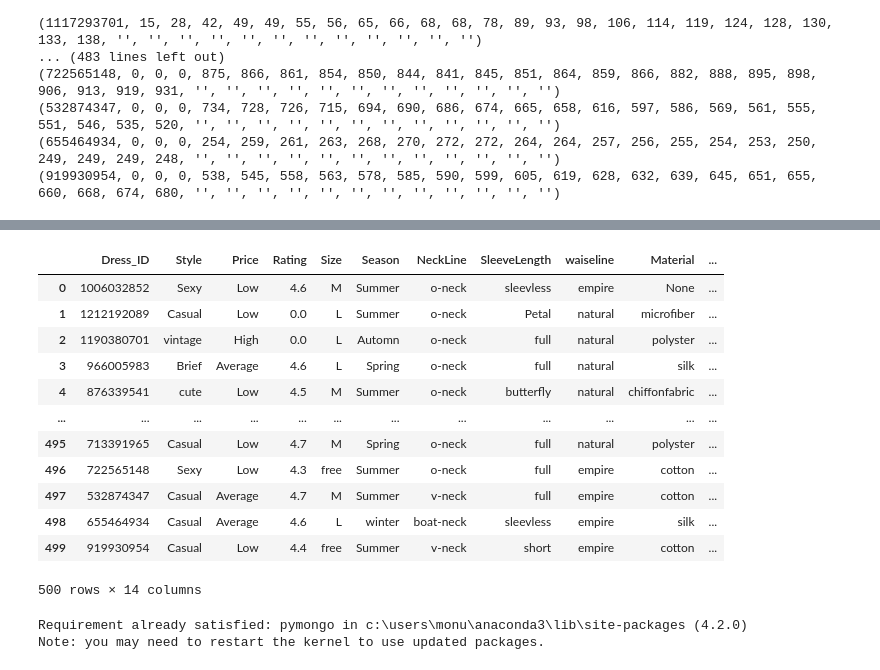
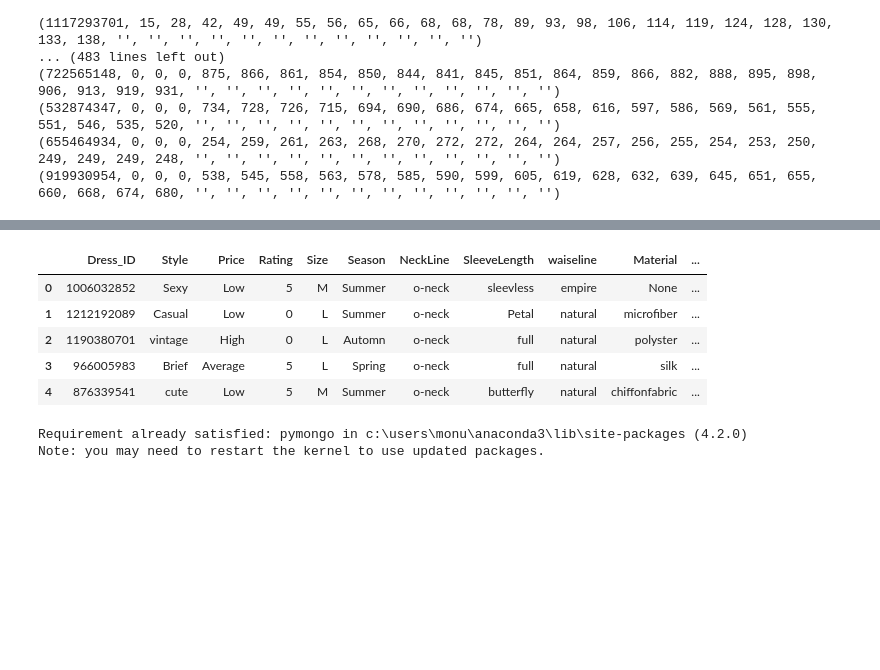
Before and after one commit to aswinikumar0509/Task, a Jupyter notebook: Task-1.ipynb, the cells around one changed output, grey strips where cells are left out. Drawn from its saved outputs; the diff is of its cells as text; code cells hidden in the pictures; blank space fills up the shorter version.

```diff
--- a/Task-1.ipynb
+++ b/Task-1.ipynb
@@ -137,19 +156,13 @@ NameError: name 'df' is not defined
 # %%
-data = pd.read_json('test1.json')
+data = pd.read_json('test2.json')
+data.head()
 # %% [output]
 |  | Dress_ID | Style | Price | Rating | Size | Season | NeckLine | SleeveLength | waiseline | Material | ... |
-| 0 | 1006032852 | Sexy | Low | 4.6 | M | Summer | o-neck | sleevless | empire | None | ... |
-| 1 | 1212192089 | Casual | Low | 0.0 | L | Summer | o-neck | Petal | natural | microfiber | ... |
-| 2 | 1190380701 | vintage | High | 0.0 | L | Automn | o-neck | full | natural | polyster | ... |
-| 3 | 966005983 | Brief | Average | 4.6 | L | Spring | o-neck | full | natural | silk | ... |
-| 4 | 876339541 | cute | Low | 4.5 | M | Summer | o-neck | butterfly | natural | chiffonfabric | ... |
-| ... | ... | ... | ... | ... | ... | ... | ... | ... | ... | ... | ... |
-| 495 | 713391965 | Casual | Low | 4.7 | M | Spring | o-neck | full | natural | polyster | ... |
-| 496 | 722565148 | Sexy | Low | 4.3 | free | Summer | o-neck | full | empire | cotton | ... |
-| 497 | 532874347 | Casual | Average | 4.7 | M | Summer | v-neck | full | empire | cotton | ... |
-| 498 | 655464934 | Casual | Average | 4.6 | L | winter | boat-neck | sleevless | empire | silk | ... |
-| 499 | 919930954 | Casual | Low | 4.4 | free | Summer | v-neck | short | empire | cotton | ... |
+| 0 | 1006032852 | Sexy | Low | 5 | M | Summer | o-neck | sleevless | empire | None | ... |
+| 1 | 1212192089 | Casual | Low | 0 | L | Summer | o-neck | Petal | natural | microfiber | ... |
+| 2 | 1190380701 | vintage | High | 0 | L | Automn | o-neck | full | natural | polyster | ... |
+| 3 | 966005983 | Brief | Average | 5 | L | Spring | o-neck | full | natural | silk | ... |
+| 4 | 876339541 | cute | Low | 5 | M | Summer | o-neck | butterfly | natural | chiffonfabric | ... |
-500 rows × 14 columns
 # %%
 pip install pymongo
 # %% [output]
```
Also changed, not shown: parts of 12 cells of this notebook.
